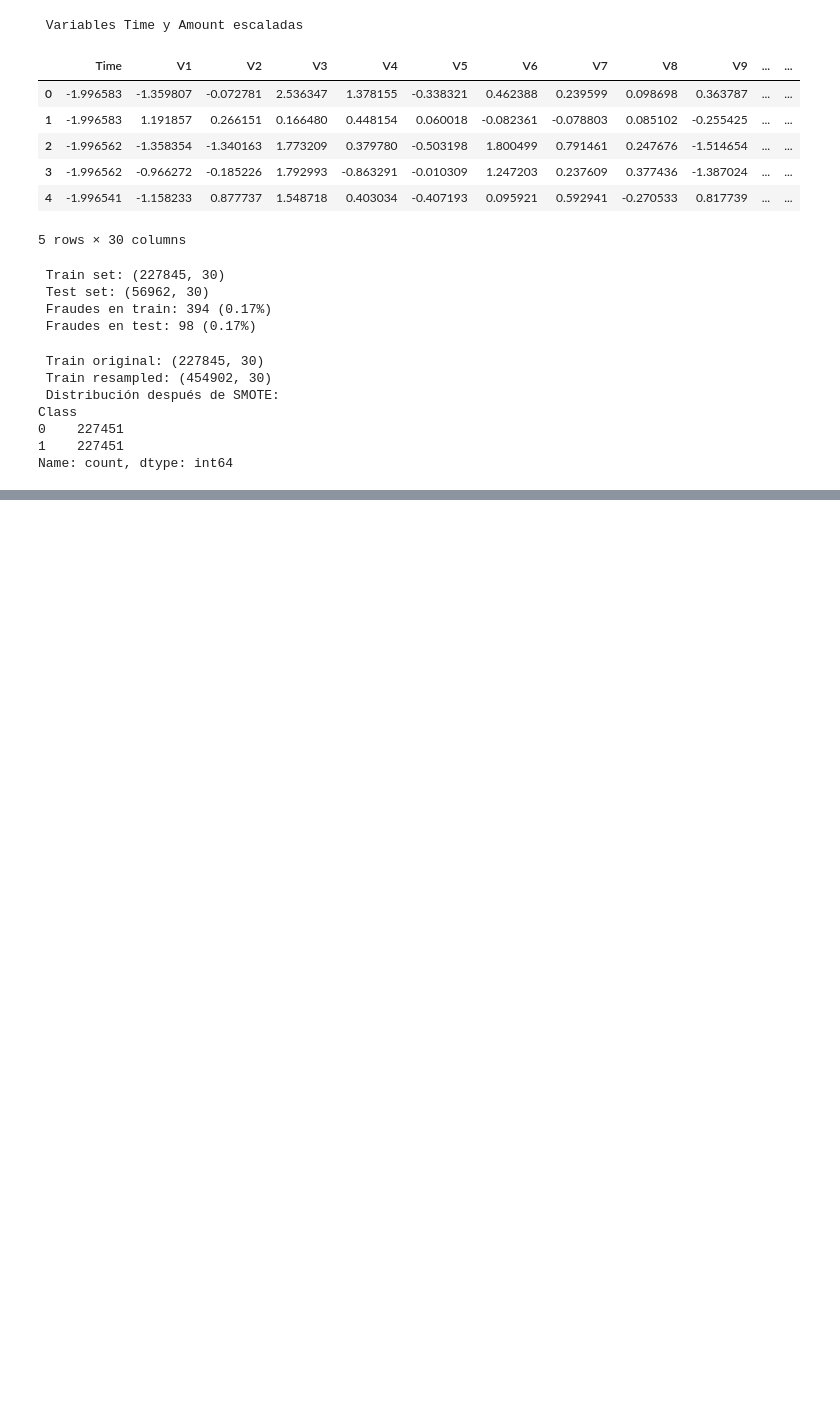
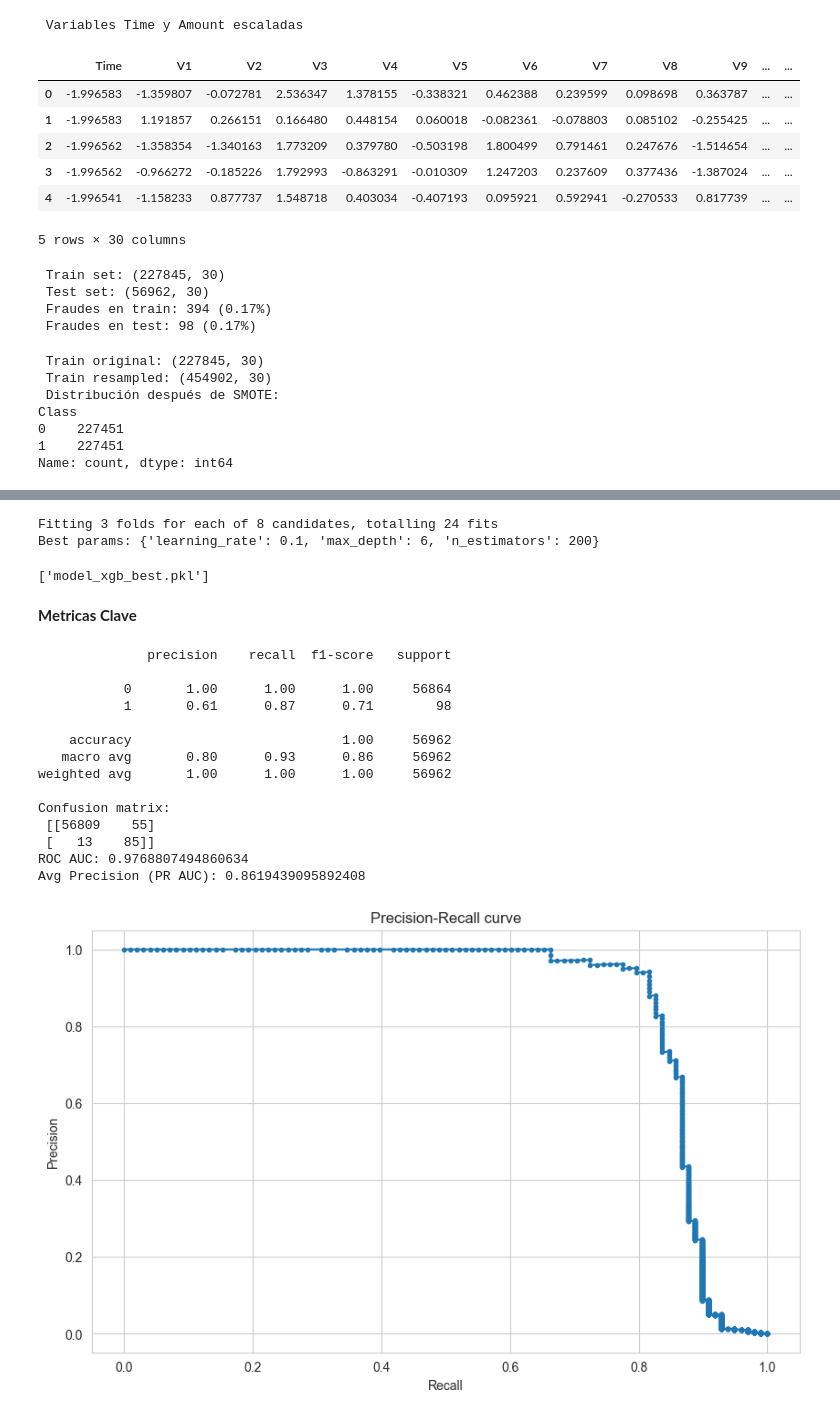
Before and after one commit to Oscar135-33/fraude-transacciones-ml, a Jupyter notebook: fraud_detection.ipynb, the cells around one changed output, grey strips where cells are left out. Saved outputs shown, nothing was run; the diff lists cells and outputs as text; code cells hidden in the pictures; blank space fills up the shorter version.

Commit message:
Desarrollo de libreta acabado
Desarrollo de la libreta jupyter junto con el entrenamiento de los modelos generando una respuesta satisfactoria

```diff
--- a/fraud_detection.ipynb
+++ b/fraud_detection.ipynb
@@ -259,0 +347,61 @@ Name: count, dtype: int64
+# %%
+# GridSearch muy pequeño para XGBoost (StratifiedKFold)
+param_grid = {
+    'n_estimators': [100, 200],
+    'max_depth': [4, 6],
+    'learning_rate': [0.05, 0.1]
+}
+
+cv = StratifiedKFold(n_splits=3, shuffle=True, random_state=42)
+grid = GridSearchCV(XGBClassifier(use_label_encoder=False, eval_metric='logloss'),
+                    param_grid, scoring='f1', cv=cv, n_jobs=3, verbose=1)
+grid.fit(X_train_resampled, y_train_resampled)
+print("Best params:", grid.best_params_)
+best_xgb = grid.best_estimator_
+joblib.dump(best_xgb, 'model_xgb_best.pkl')
+# %% [output]
+Fitting 3 folds for each of 8 candidates, totalling 24 fits
+Best params: {'learning_rate': 0.1, 'max_depth': 6, 'n_estimators': 200}
+['model_xgb_best.pkl']
+# %% [markdown]
+**Metricas Clave**
+# %%
+# Elige el mejor modelo (por ejemplo best_xgb o lgb_clf)
+model = best_xgb  # o xgb, lgb_clf
+
+# Probabilidades y predicción por threshold por defecto
+y_proba = model.predict_proba(X_test)[:, 1]
+y_pred = (y_proba >= 0.5).astype(int)
+
+print(classification_report(y_test, y_pred))
+cm = confusion_matrix(y_test, y_pred)
+print("Confusion matrix:\n", cm)
+print("ROC AUC:", roc_auc_score(y_test, y_proba))
+print("Avg Precision (PR AUC):", average_precision_score(y_test, y_proba))
+
+# Curva Precision-Recall para seleccionar threshold
+precision, recall, thresholds = precision_recall_curve(y_test, y_proba)
+
+import matplotlib.pyplot as plt
+plt.figure()
+plt.plot(recall, precision, marker='.')
+plt.xlabel('Recall')
+plt.ylabel('Precision')
+plt.title('Precision-Recall curve')
+plt.show()
+# %% [output]
+              precision    recall  f1-score   support
+
+           0       1.00      1.00      1.00     56864
+           1       0.61      0.87      0.71        98
+
+    accuracy                           1.00     56962
+   macro avg       0.80      0.93      0.86     56962
+weighted avg       1.00      1.00      1.00     56962
+
+Confusion matrix:
+ [[56809    55]
+ [   13    85]]
+ROC AUC: 0.9768807494860634
+Avg Precision (PR AUC): 0.8619439095892408
+[figure, added]
```
Also changed, not shown: parts of 7 cells of this notebook, 8 other files.
